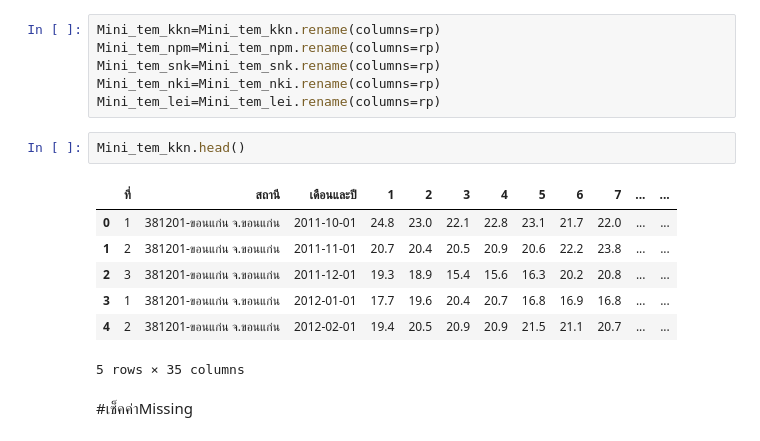
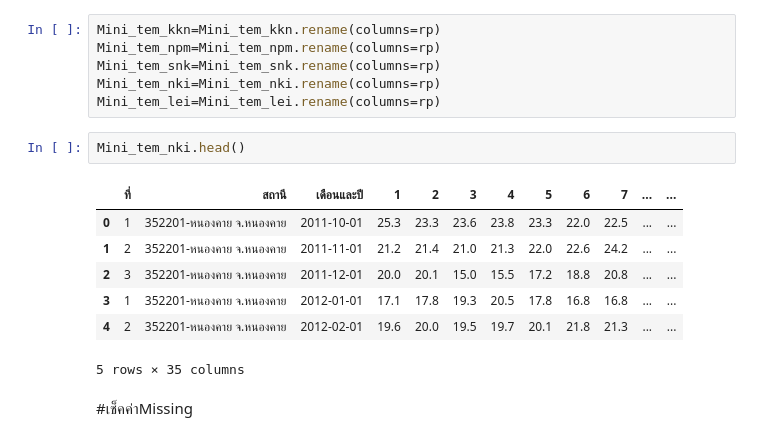
Before and after one commit to Ratchadakorn26/BSC_DPDM23, a Jupyter notebook: midterm_bscdpdm23.ipynb, the cells around one changed output. Drawn from its saved outputs; the diff is of its cells as text.

```diff
--- a/midterm_bscdpdm23.ipynb
+++ b/midterm_bscdpdm23.ipynb
@@ -372,14 +372,14 @@ Mini_tem_snk=Mini_tem_snk.rename(columns=rp)
 Mini_tem_nki=Mini_tem_nki.rename(columns=rp)
 Mini_tem_lei=Mini_tem_lei.rename(columns=rp)
 # %%
-Mini_tem_kkn.head()
+Mini_tem_nki.head()
 # %% [output]
 |  | ที่ | สถานี | เดือนและปี | 1 | 2 | 3 | 4 | 5 | 6 | 7 | ... | ... |
-| 0 | 1 | 381201-ขอนแก่น จ.ขอนแก่น | 2011-10-01 | 24.8 | 23.0 | 22.1 | 22.8 | 23.1 | 21.7 | 22.0 | ... | ... |
-| 1 | 2 | 381201-ขอนแก่น จ.ขอนแก่น | 2011-11-01 | 20.7 | 20.4 | 20.5 | 20.9 | 20.6 | 22.2 | 23.8 | ... | ... |
-| 2 | 3 | 381201-ขอนแก่น จ.ขอนแก่น | 2011-12-01 | 19.3 | 18.9 | 15.4 | 15.6 | 16.3 | 20.2 | 20.8 | ... | ... |
-| 3 | 1 | 381201-ขอนแก่น จ.ขอนแก่น | 2012-01-01 | 17.7 | 19.6 | 20.4 | 20.7 | 16.8 | 16.9 | 16.8 | ... | ... |
-| 4 | 2 | 381201-ขอนแก่น จ.ขอนแก่น | 2012-02-01 | 19.4 | 20.5 | 20.9 | 20.9 | 21.5 | 21.1 | 20.7 | ... | ... |
+| 0 | 1 | 352201-หนองคาย จ.หนองคาย | 2011-10-01 | 25.3 | 23.3 | 23.6 | 23.8 | 23.3 | 22.0 | 22.5 | ... | ... |
+| 1 | 2 | 352201-หนองคาย จ.หนองคาย | 2011-11-01 | 21.2 | 21.4 | 21.0 | 21.3 | 22.0 | 22.6 | 24.2 | ... | ... |
+| 2 | 3 | 352201-หนองคาย จ.หนองคาย | 2011-12-01 | 20.0 | 20.1 | 15.0 | 15.5 | 17.2 | 18.8 | 20.8 | ... | ... |
+| 3 | 1 | 352201-หนองคาย จ.หนองคาย | 2012-01-01 | 17.1 | 17.8 | 19.3 | 20.5 | 17.8 | 16.8 | 16.8 | ... | ... |
+| 4 | 2 | 352201-หนองคาย จ.หนองคาย | 2012-02-01 | 19.6 | 20.0 | 19.5 | 19.7 | 20.1 | 21.8 | 21.3 | ... | ... |
 5 rows × 35 columns
 # %% [markdown]
 #เช็คค่าMissing
```
Also changed, not shown: parts of 96 cells of this notebook.
